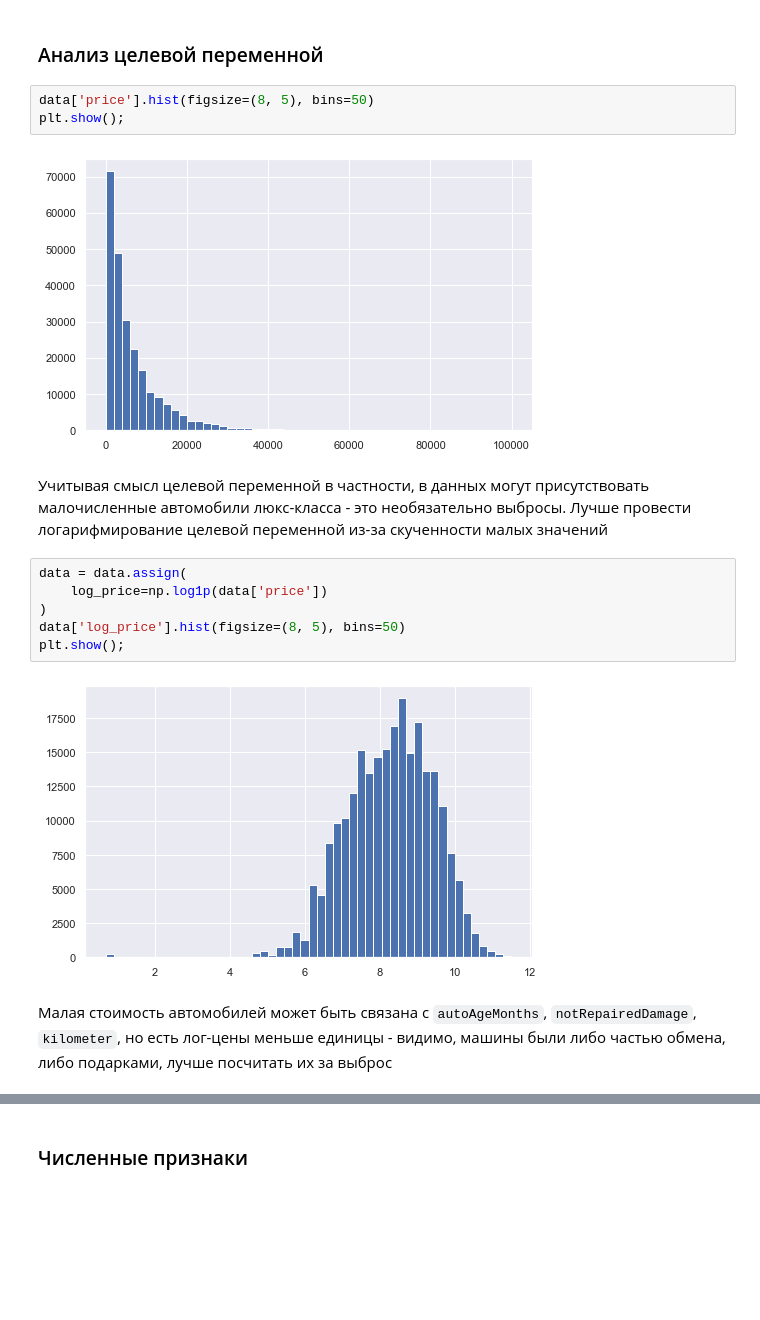
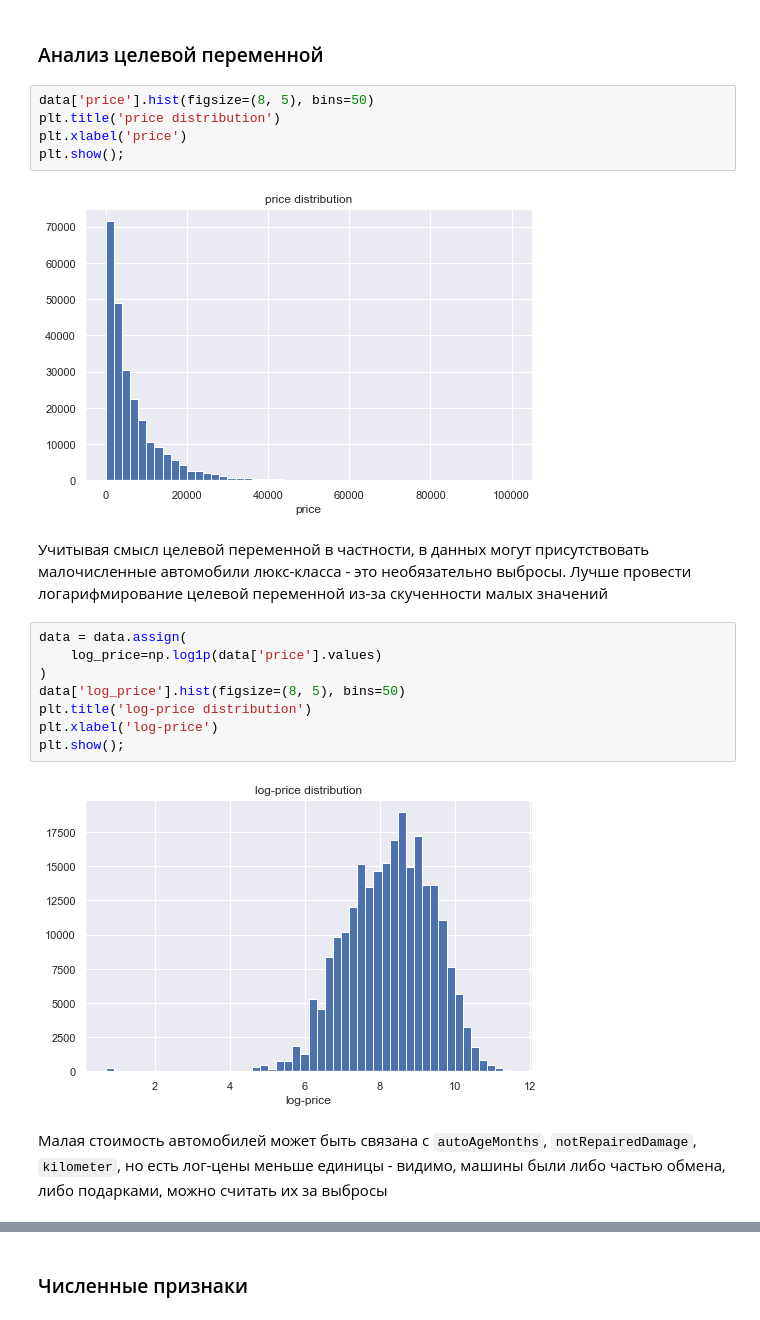
Before and after one commit to MAI-University-Student-Projects/mlcourse-hse, a Jupyter notebook: 2021-fall/homeworks-practice/homework-practice-03-gd/homework-practice-03-gd.ipynb, the cells around one changed output, grey strips where cells are left out. Saved outputs shown, nothing was run; the diff lists cells and outputs as text; blank space fills up the shorter version.

```diff
--- a/2021-fall/homeworks-practice/homework-practice-03-gd/homework-practice-03-gd.ipynb
+++ b/2021-fall/homeworks-practice/homework-practice-03-gd/homework-practice-03-gd.ipynb
@@ -367,20 +367,24 @@ dtype: object
 ### Анализ целевой переменной ###
 # %%
 data['price'].hist(figsize=(8, 5), bins=50)
+plt.title('price distribution')
+plt.xlabel('price')
 plt.show();
 # %% [output]
-[figure, old version]
+[figure, new version]
 # %% [markdown]
 Учитывая смысл целевой переменной в частности, в данных могут присутствовать малочисленные автомобили люкс-класса - это необязательно выбросы. Лучше провести логарифмирование целевой переменной из-за скученности малых значений
 # %%
 data = data.assign(
-    log_price=np.log1p(data['price'])
+    log_price=np.log1p(data['price'].values)
 )
 data['log_price'].hist(figsize=(8, 5), bins=50)
+plt.title('log-price distribution')
+plt.xlabel('log-price')
 plt.show();
 # %% [output]
-[figure, old version]
+[figure, new version]
 # %% [markdown]
-Малая стоимость автомобилей может быть связана с `autoAgeMonths`, `notRepairedDamage`, `kilometer`, но есть лог-цены меньше единицы - видимо, машины были либо частью обмена, либо подарками, лучше посчитать их за выброс
+Малая стоимость автомобилей может быть связана с `autoAgeMonths`, `notRepairedDamage`, `kilometer`, но есть лог-цены меньше единицы - видимо, машины были либо частью обмена, либо подарками, можно считать их за выбросы
 # %%
 data = data.loc[data['log_price'] > 3]
```
Also changed, not shown: parts of 49 cells of this notebook, 3 other files.
